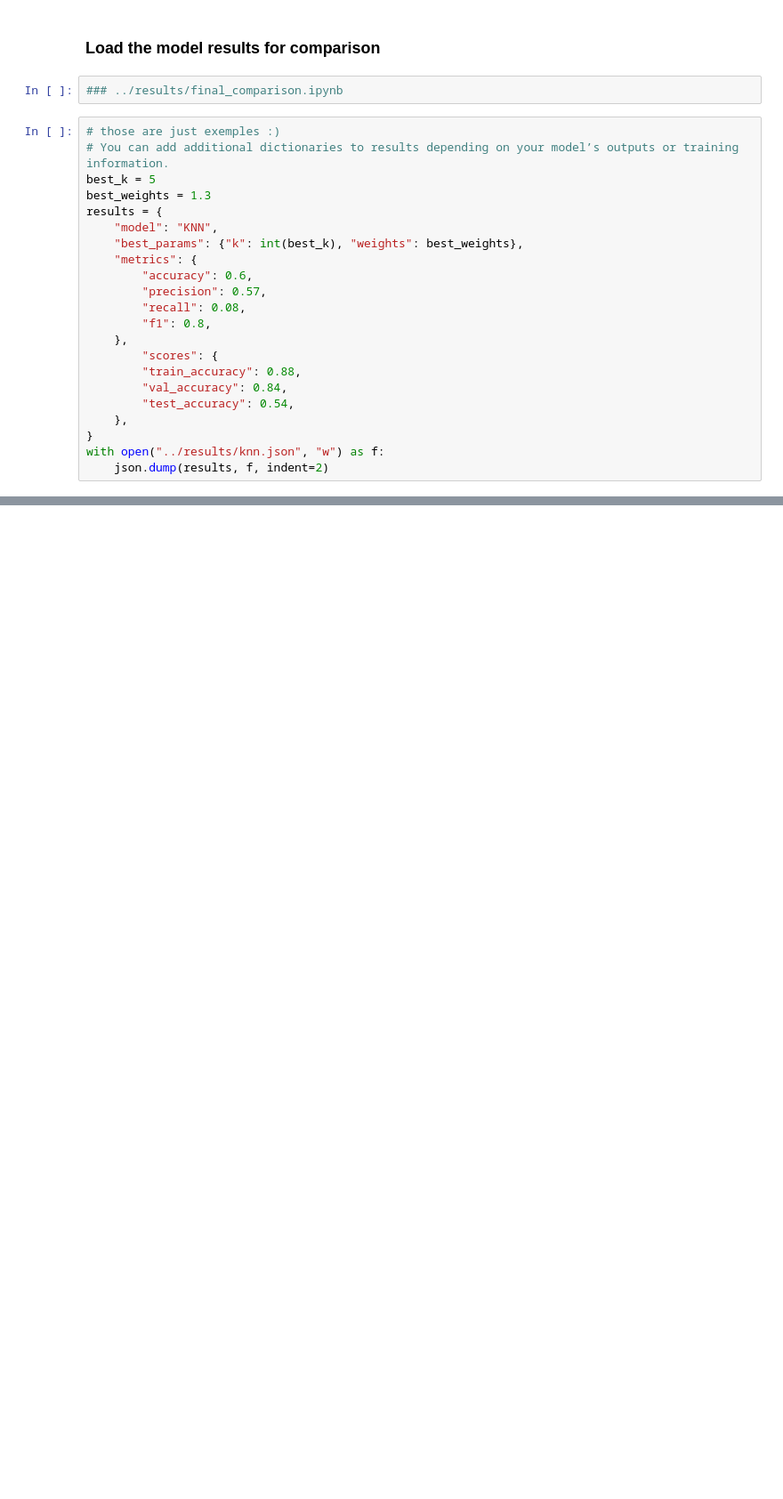
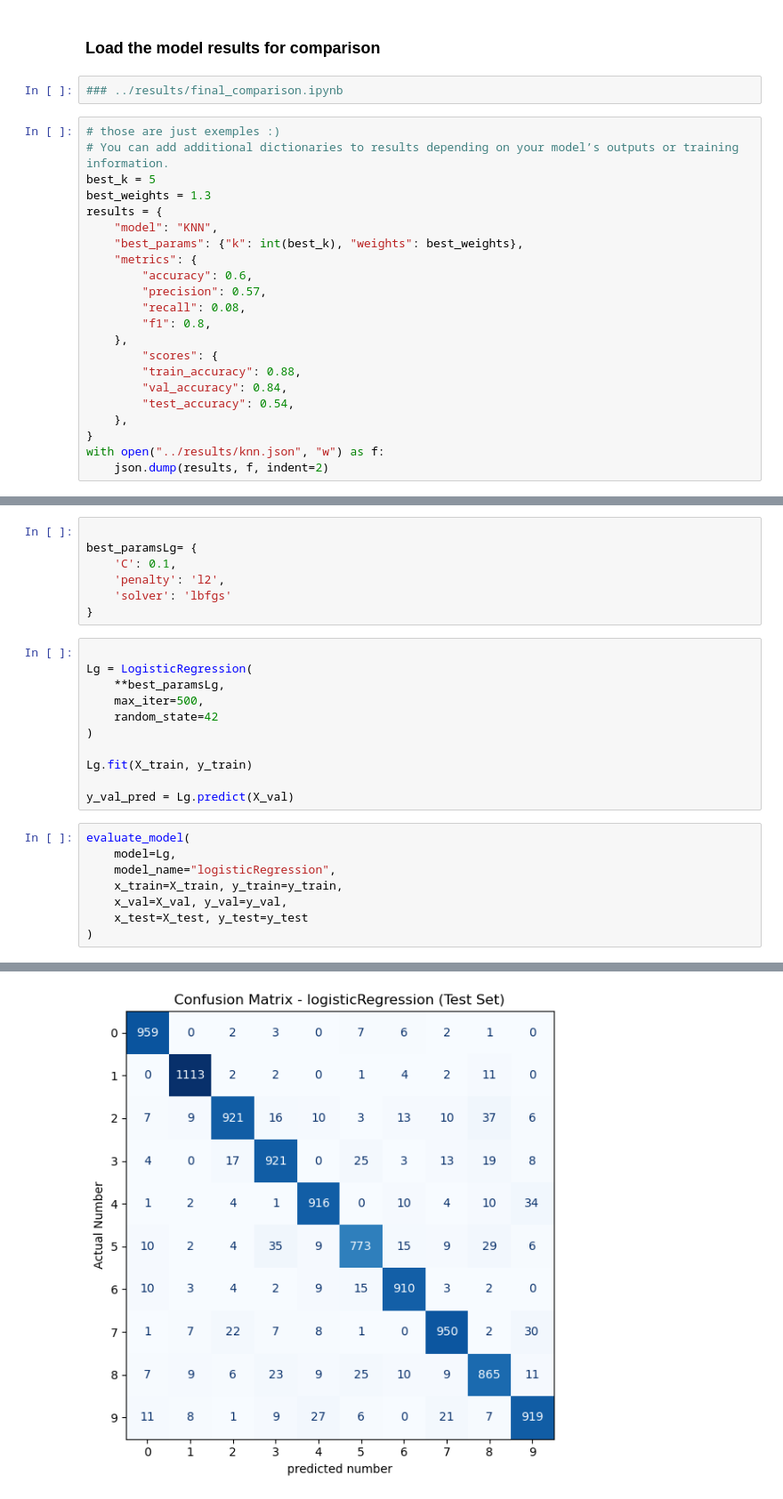
Before and after one commit to leyla-louache/mnist-project, a Jupyter notebook: notebooks/02_knn.ipynb, the cells around one changed output, grey strips where cells are left out. Shown at 89% size. Saved outputs shown, nothing was run; the diff lists cells and outputs as text; blank space fills up the shorter version.

```diff
--- a/notebooks/02_knn.ipynb
+++ b/notebooks/02_knn.ipynb
@@ -125,0 +343,27 @@ print(f"Es erreichte eine Genauigkeit von: {beste_genauigkeit * 100:.2f}%")
+# %%
+
+best_paramsLg= {
+    'C': 0.1,
+    'penalty': 'l2',
+    'solver': 'lbfgs'
+}
+# %%
+
+Lg = LogisticRegression(
+    **best_paramsLg,
+    max_iter=500,
+    random_state=42
+)
+
+Lg.fit(X_train, y_train)
+
+y_val_pred = Lg.predict(X_val)
+# %%
+evaluate_model(
+    model=Lg,
+    model_name="logisticRegression",
+    x_train=X_train, y_train=y_train,
+    x_val=X_val, y_val=y_val,
+    x_test=X_test, y_test=y_test
+)
+# %% [output]
@@ -125,0 +387 @@ print(f"Es erreichte eine Genauigkeit von: {beste_genauigkeit * 100:.2f}%")
+[figure, added]
```
Also changed, not shown: parts of 23 cells of this notebook.
